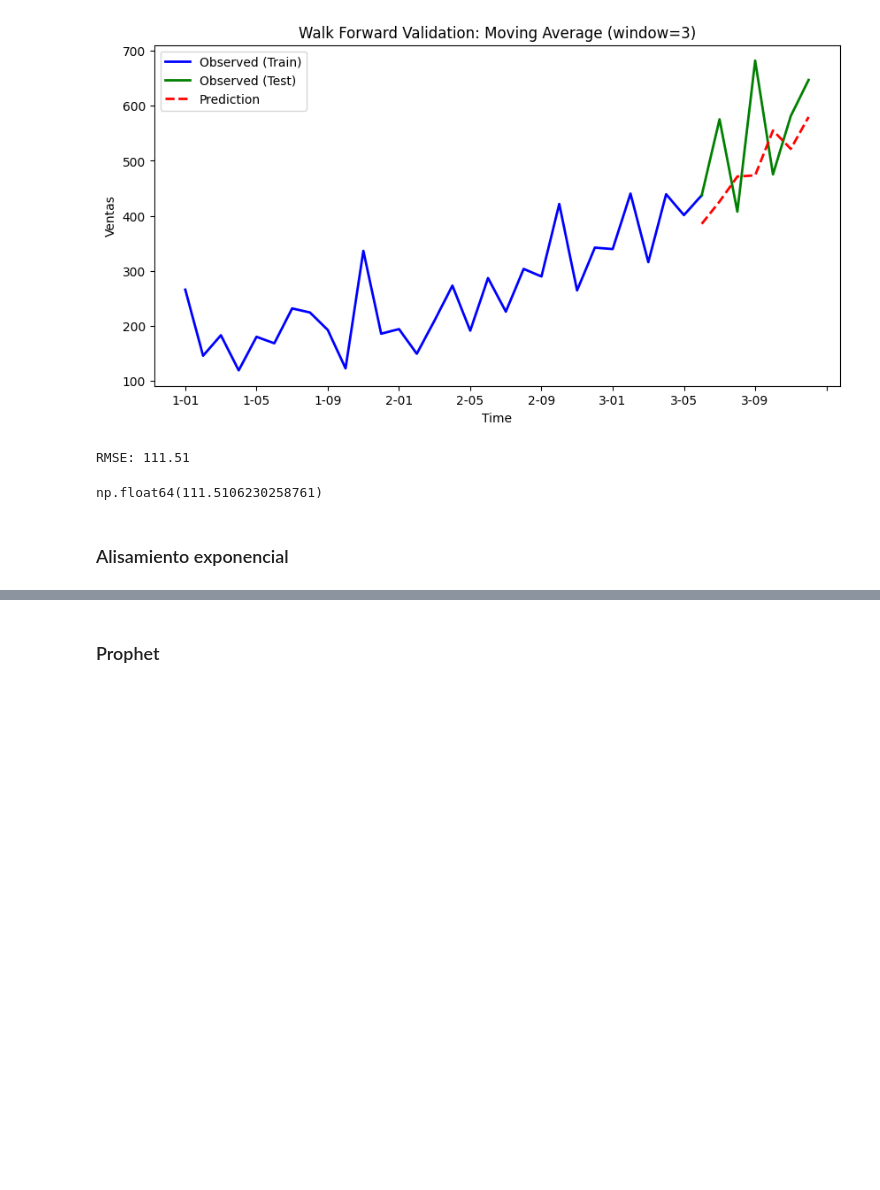
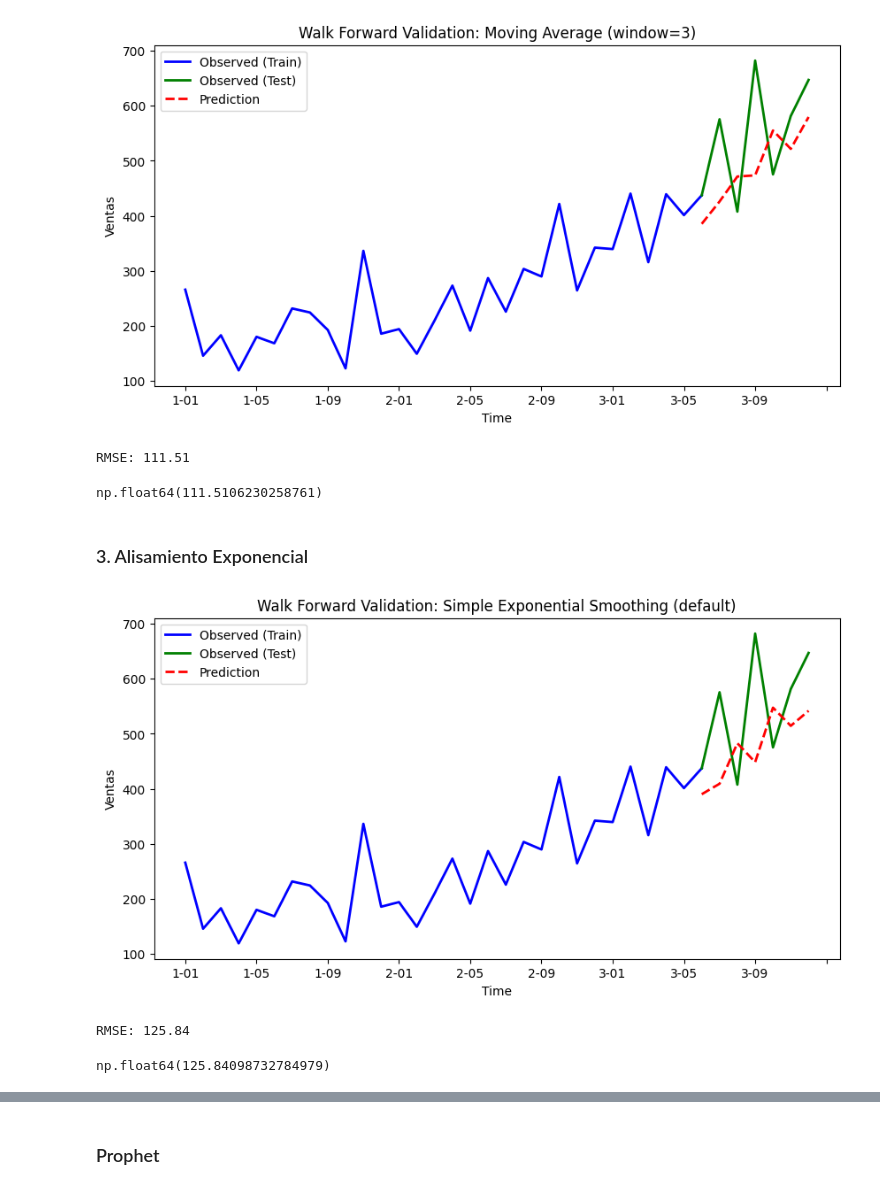
Before and after one commit to Its-Japo/DataScience, a Jupyter notebook: Lab1/main.ipynb, the cells around one changed output, grey strips where cells are left out. Saved outputs shown, nothing was run; the diff lists cells and outputs as text; code cells hidden in the pictures; blank space fills up the shorter version.

Commit message:
feat: add models for shampoo dataset

```diff
--- a/Lab1/main.ipynb
+++ b/Lab1/main.ipynb
@@ -175,4 +165,25 @@ Best window: 3 with RMSE: 111.51
 RMSE: 111.51
 np.float64(111.5106230258761)
 # %% [markdown]
-### Alisamiento exponencial
+### 3. Alisamiento Exponencial
+# %%
+from statsmodels.tsa.holtwinters import SimpleExpSmoothing
+
+history = list(train['Sales'])
+preds = []
+
+for t in range(len(test)):
+    model = SimpleExpSmoothing(history).fit(optimized=True)
+    pred = model.forecast(1)[0]
+    preds.append(pred)
+    history.append(test['Sales'].iloc[t])
+
+plot_walk_forward(
+    train, test, preds, col='Sales',
+    title="Walk Forward Validation: Simple Exponential Smoothing (default)",
+    ylabel="Ventas"
+)
+# %% [output]
+[figure, added]
+RMSE: 125.84
+np.float64(125.84098732784979)
```
Also changed, not shown: parts of 12 cells of this notebook.
